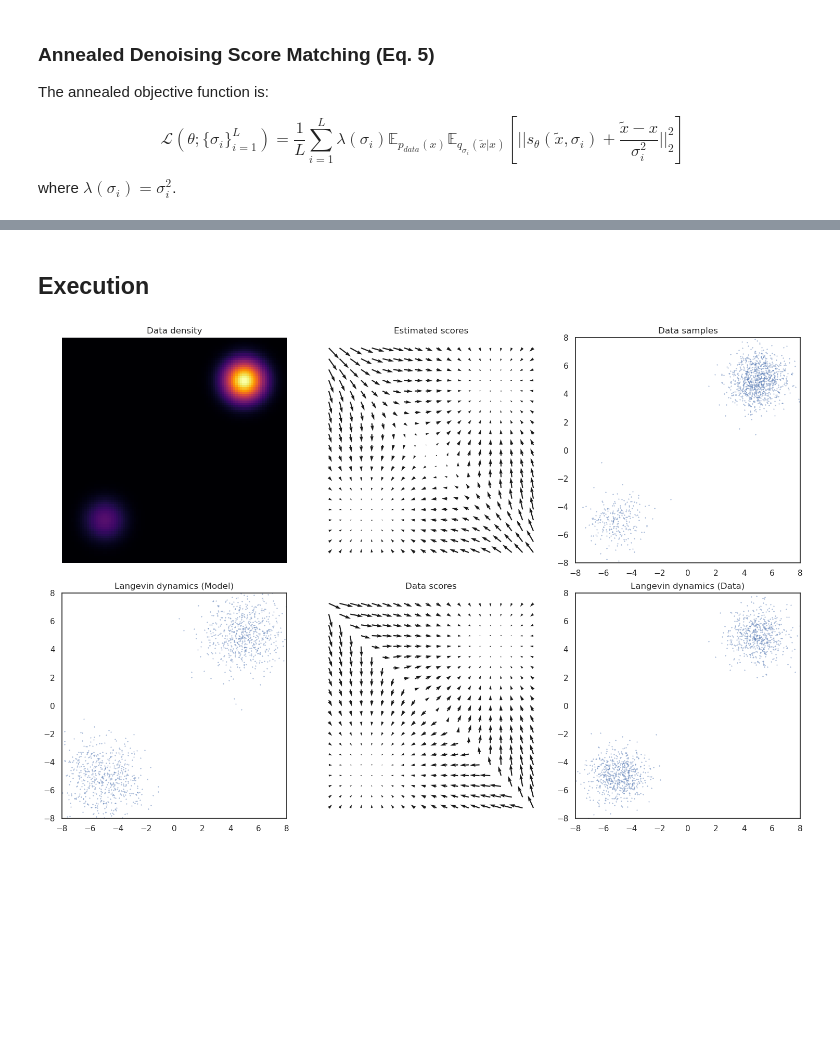
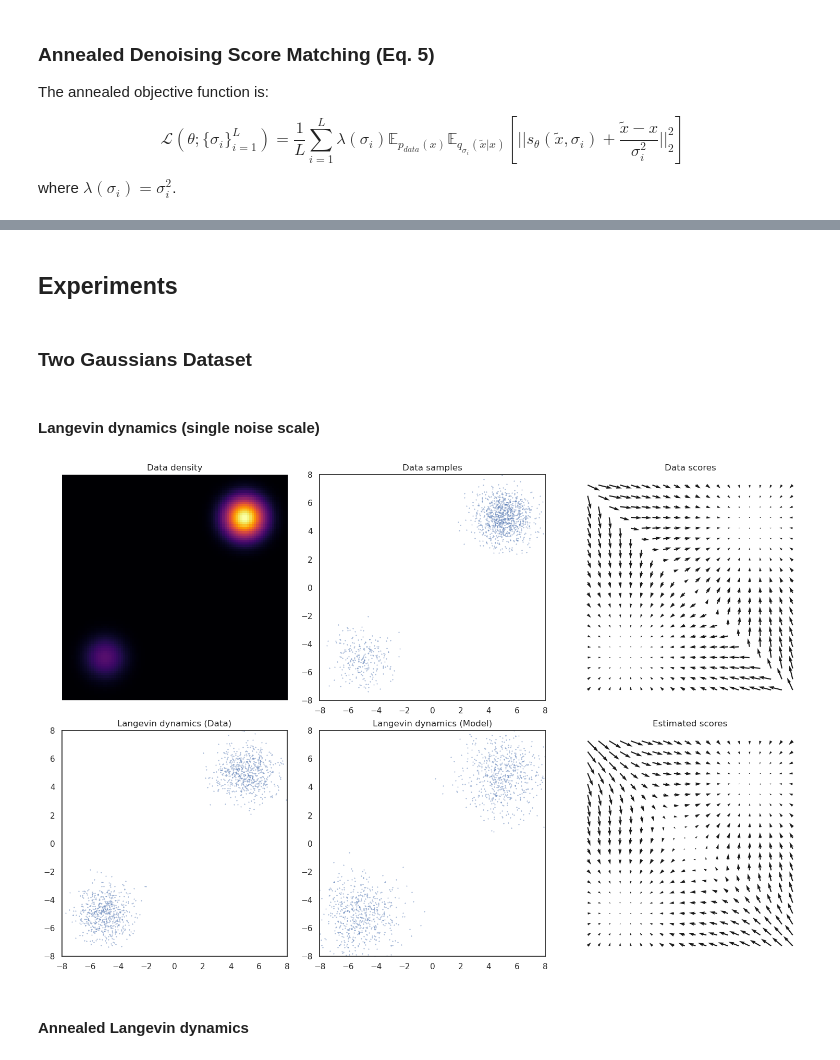
Before and after one commit to bachnguyenTE/ncsn-pres, a Jupyter notebook: two_gaussians_example.ipynb, the cells around one changed output, grey strips where cells are left out. Saved outputs shown, nothing was run; the diff lists cells and outputs as text; code cells hidden in the pictures; blank space fills up the shorter version.

Commit message:
Demonstration Notebook: Code isolated from the rest of the codebase, refactored functions + visualizations, add some figs

```diff
--- a/two_gaussians_example.ipynb
+++ b/two_gaussians_example.ipynb
@@ -5,11 +5,18 @@ import logging
 import os
 import torch.optim as optim
 import torch.nn as nn
-from models.gmm import GMMDist, GMMDistAnneal
 import matplotlib.pyplot as plt
 import torch
 import torch.autograd as autograd
 import seaborn as sns
 import numpy as np
+import imageio
+import shutil
+
 sns.set()
 sns.set_style('white')
+
+device = torch.device("cuda" if torch.cuda.is_available() else "cpu")
+
+left_bound = -8
+right_bound = 8
@@ -259,5 +234,9 @@ def visualize_annealed_langevin(teacher, score_fn, sigmas, left_bound=-8, right_
 # %% [markdown]
-## Execution
+## Experiments
+# %% [markdown]
+### Two Gaussians Dataset
+# %% [markdown]
+#### Langevin dynamics (single noise scale)
 # %%
 hidden_units = 128
 score = nn.Sequential(
@@ -281,10 +260,52 @@ for step in range(10000):
     optimizer.step()
 
     logging.info('step: {}, loss: {}'.format(step, loss.item()))
-
-visualize_score_matching(teacher, score, -8, 8, savefig=None, step=step)
-# %% [output]
-[figure, removed]
+# %%
+fig, axes = plt.subplots(2, 3, figsize=(15, 10))
+axes = axes.flatten()
+
+# Prepare mesh for vector fields
+mesh = get_mesh(left_bound, right_bound, grid_size=20, device='cpu')
+mesh_np = mesh.detach().cpu().numpy()
+
+# 1. Data Density
+# Use 'cpu' to match the device of the trained model (which was trained on CPU)
+plot_density(teacher, left_bound, right_bound, ax=axes[0], device='cpu')
+
+# 2. Data Samples
+samples = teacher.sample((1280,)).detach().cpu().numpy()
+plot_scatter(samples, 'Data samples', left_bound, right_bound, ax=axes[1])
+
+# 3. Data Scores (Ground Truth)
+def data_score(x):
+    x = x.detach()
+    x.requires_grad_(True)
+    y = teacher.log_prob(x).sum()
+    return autograd.grad(y, x)[0]
+
+scores = data_score(mesh).detach().cpu().numpy()
+plot_vector_field(scores, mesh_np, 'Data scores', ax=axes[2])
+
+# 4. Langevin Dynamics (Data)
+samples = torch.rand(1280, 2) * (right_bound - left_bound) + left_bound
+samples = langevin_dynamics(data_score, samples).detach().numpy()
+plot_scatter(samples, 'Langevin dynamics (Data)', left_bound, right_bound, ax=axes[3])
+
+# 5. Langevin Dynamics (Model)
+samples = torch.rand(1280, 2) * (right_bound - left_bound) + left_bound
+samples = langevin_dynamics(score, samples).detach().numpy()
+plot_scatter(samples, 'Langevin dynamics (Model)', left_bound, right_bound, ax=axes[4])
+
+# 6. Estimated Scores
+scores = score(mesh.detach()).detach().cpu().numpy()
+plot_vector_field(scores, mesh_np, 'Estimated scores', ax=axes[5])
+
+plt.tight_layout()
+plt.show()
+# %% [output]
+[figure, added]
+# %% [markdown]
+#### Annealed Langevin dynamics
 # %%
 # Training the Annealed Score Network
 device = torch.device('cuda' if torch.cuda.is_available() else 'cpu')
```
Also changed, not shown: parts of 20 cells of this notebook.
